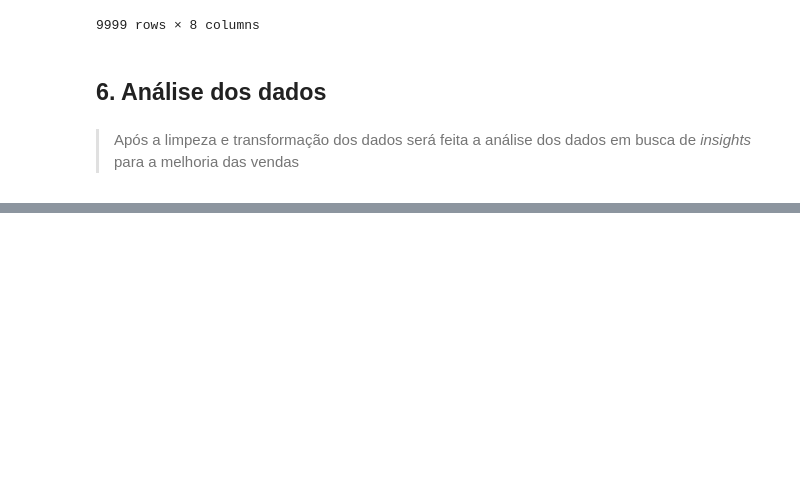
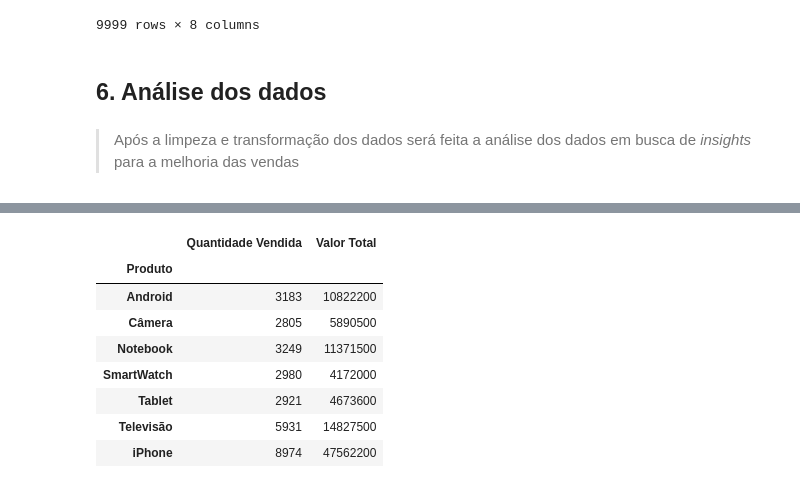
Before and after one commit to Natalia-SB/Portfolio, a Jupyter notebook: vendas.ipynb, the cells around one changed output, grey strips where cells are left out. Drawn from its saved outputs; the diff is of its cells as text; code cells hidden in the pictures; blank space fills up the shorter version.

```diff
--- a/vendas.ipynb
+++ b/vendas.ipynb
@@ -173,0 +198,14 @@ display(vendas)
+# %%
+#informações das vendas agrupadas por produto, quantidade total vendida e pelo valor total vendido de cada produto
+
+vendas [["Produto", "Quantidade Vendida", "Valor Total"]].groupby("Produto").sum()
+# %% [output]
+|  | Quantidade Vendida | Valor Total |
+| Produto |  |  |
+| Android | 3183 | 10822200 |
+| Câmera | 2805 | 5890500 |
+| Notebook | 3249 | 11371500 |
+| SmartWatch | 2980 | 4172000 |
+| Tablet | 2921 | 4673600 |
+| Televisão | 5931 | 14827500 |
+| iPhone | 8974 | 47562200 |
```
Also changed, not shown: parts of 6 cells of this notebook.
